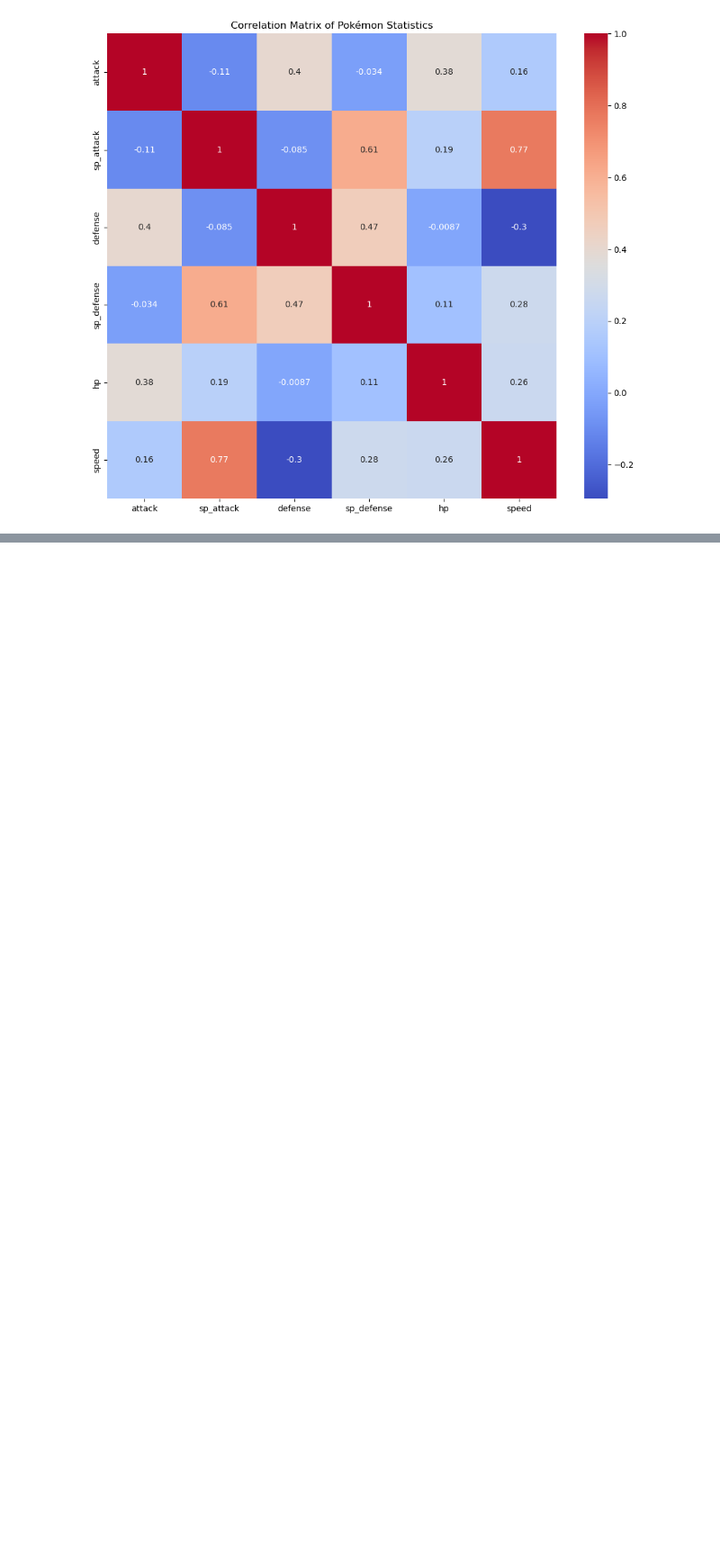
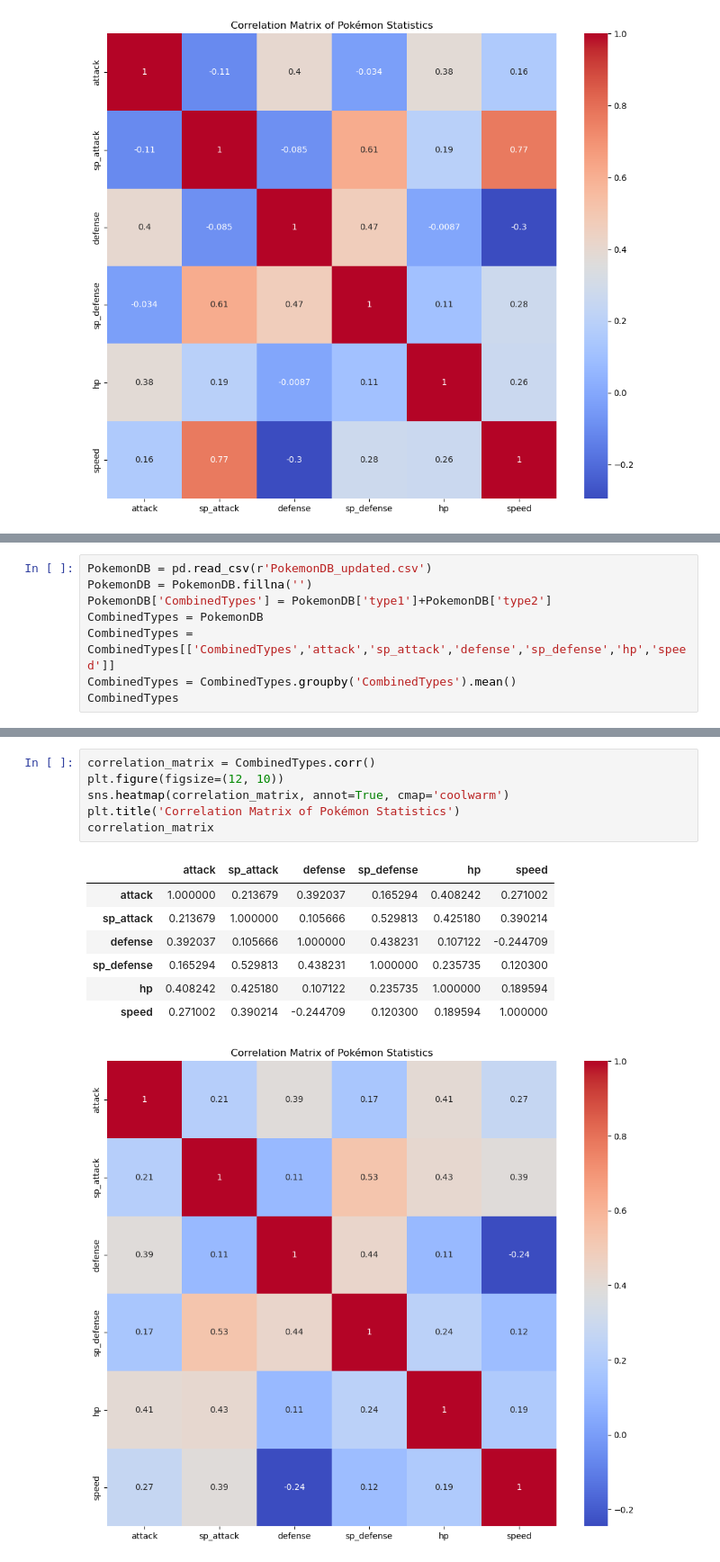
Before and after one commit to Kajmasz/Analiza-Pokemon-w-Python, a Jupyter notebook: Analiza Pokemonów.ipynb, the cells around one changed output, grey strips where cells are left out. Shown at 90% size. Cells and saved outputs as stored; diff of their text form; blank space fills up the shorter version.

```diff
--- a/Analiza Pokemonów.ipynb
+++ b/Analiza Pokemonów.ipynb
@@ -462,0 +473,8 @@ PokemonDB['CombineTypes'] = po
+# %%
+PokemonDB = pd.read_csv(r'PokemonDB_updated.csv')
+PokemonDB = PokemonDB.fillna('')
+PokemonDB['CombinedTypes'] = PokemonDB['type1']+PokemonDB['type2']
+CombinedTypes = PokemonDB
+CombinedTypes = CombinedTypes[['CombinedTypes','attack','sp_attack','defense','sp_defense','hp','speed']]
+CombinedTypes = CombinedTypes.groupby('CombinedTypes').mean()
+CombinedTypes
@@ -462,0 +496,15 @@ PokemonDB['CombineTypes'] = po
+# %%
+correlation_matrix = CombinedTypes.corr()
+plt.figure(figsize=(12, 10))
+sns.heatmap(correlation_matrix, annot=True, cmap='coolwarm')
+plt.title('Correlation Matrix of Pokémon Statistics')
+correlation_matrix
+# %% [output]
+|  | attack | sp_attack | defense | sp_defense | hp | speed |
+| attack | 1.000000 | 0.213679 | 0.392037 | 0.165294 | 0.408242 | 0.271002 |
+| sp_attack | 0.213679 | 1.000000 | 0.105666 | 0.529813 | 0.425180 | 0.390214 |
+| defense | 0.392037 | 0.105666 | 1.000000 | 0.438231 | 0.107122 | -0.244709 |
+| sp_defense | 0.165294 | 0.529813 | 0.438231 | 1.000000 | 0.235735 | 0.120300 |
+| hp | 0.408242 | 0.425180 | 0.107122 | 0.235735 | 1.000000 | 0.189594 |
+| speed | 0.271002 | 0.390214 | -0.244709 | 0.120300 | 0.189594 | 1.000000 |
+[figure, added]
```
Also changed, not shown: parts of 15 cells of this notebook.
